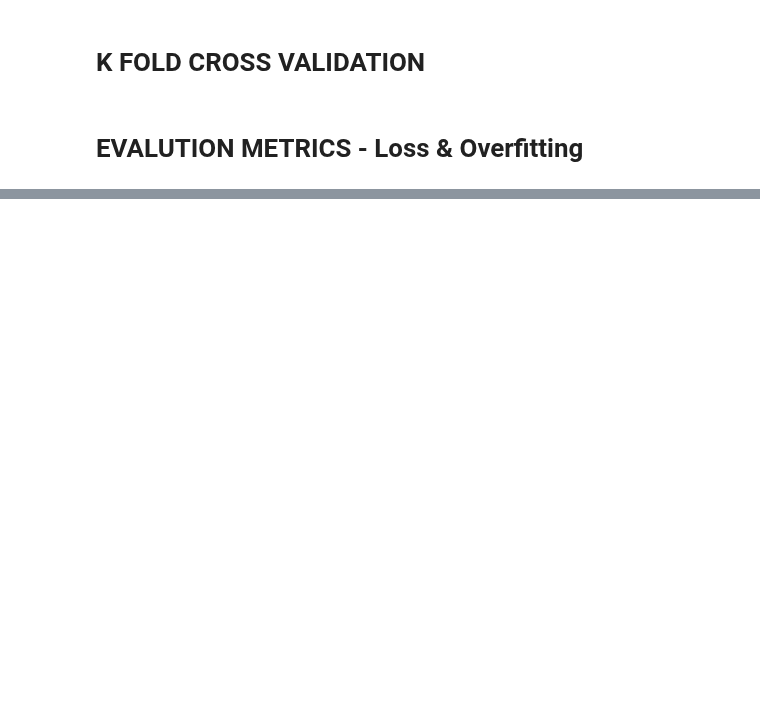
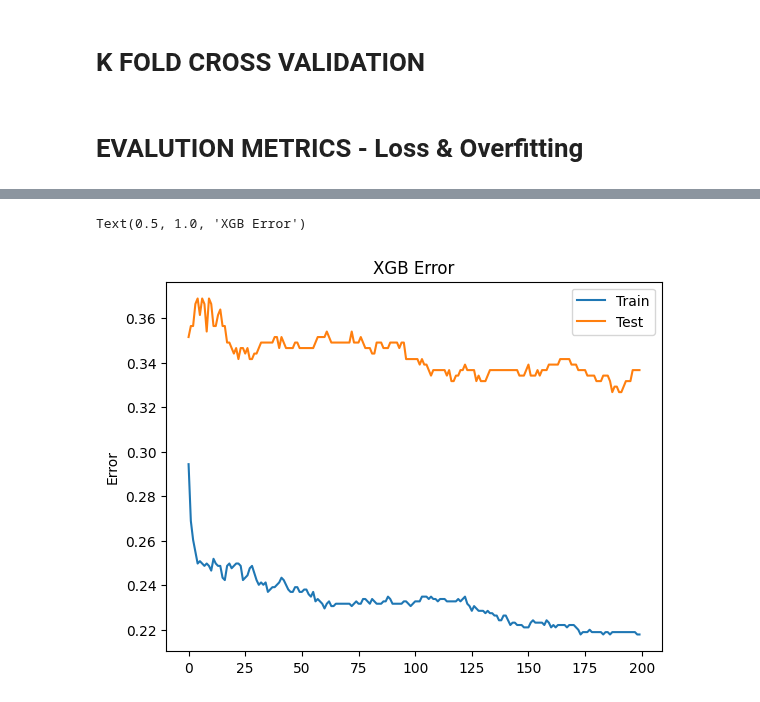
Before and after one commit to ItMeansBigMountain/Financial.Market.ML, a Jupyter notebook: 2_Supervised/3- XGBOOST-Binary-Classification-Model-Evaluation.ipynb, the cells around one changed output, grey strips where cells are left out. Cells and saved outputs as stored; diff of their text form; code cells hidden in the pictures; blank space fills up the shorter version.

```diff
--- a/2_Supervised/3- XGBOOST-Binary-Classification-Model-Evaluation.ipynb
+++ b/2_Supervised/3- XGBOOST-Binary-Classification-Model-Evaluation.ipynb
@@ -206,0 +297,11 @@ train_results = cross_val_score(classifier, X_train, y_train , cv=cv , n_jobs=1
+# %%
+# Plot error
+fig,axis = plt.subplots()
+axis.plot(x_axis , results["validation_0"]["error"], label="Train")
+axis.plot(x_axis , results["validation_1"]["error"], label="Test")
+axis.legend()
+plt.ylabel("Error")
+plt.title("XGB Error")
+# %% [output]
+Text(0.5, 1.0, 'XGB Error')
+[figure, added]
```
Also changed, not shown: parts of 24 cells of this notebook, 7 other files.
